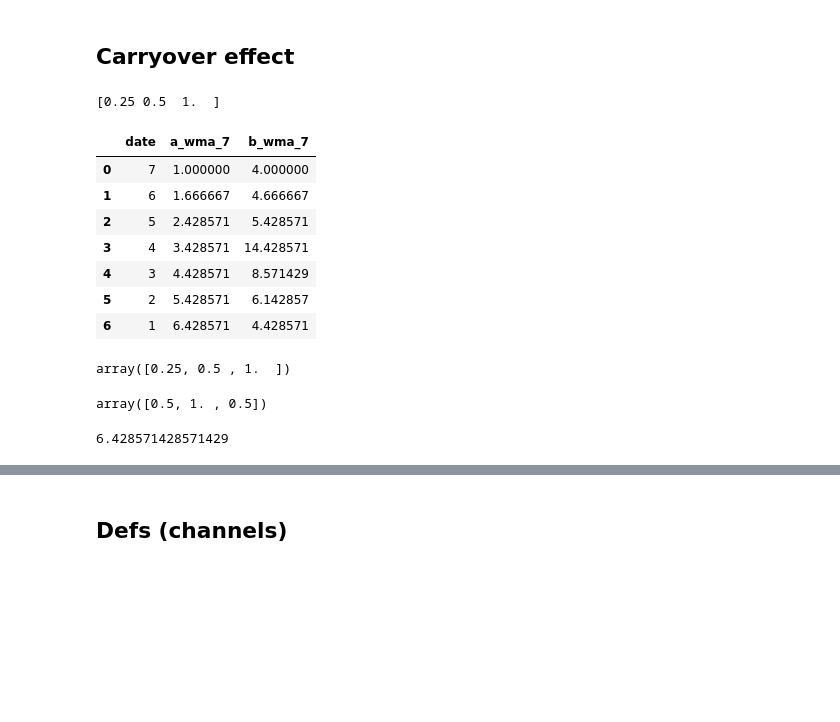
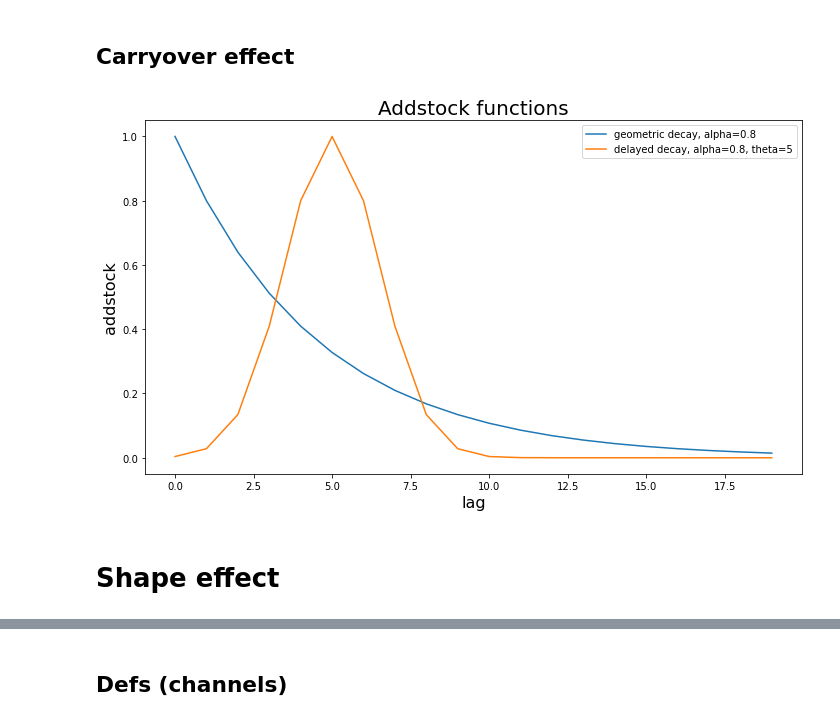
Before and after one commit to Amirgav-zz/mmm_ag, a Jupyter notebook: data_simulation.ipynb, the cells around one changed output, grey strips where cells are left out. Cells and saved outputs as stored; diff of their text form; code cells hidden in the pictures; blank space fills up the shorter version.

Commit message:
hillstock, plots

```diff
--- a/data_simulation.ipynb
+++ b/data_simulation.ipynb
@@ -75,30 +73,22 @@ def carryover(df, columns, alpha, theta=None, L=None, decay = 'geo', date_col =
     df_carryover.rename(columns=columns_dict, inplace=True)
 
     return df_carryover
-# %%
-alpha = 0.5
-L=3
-theta=1
-carryover(a, ['a','b'], alpha, theta=1, L=L, decay = 'geo', date_col = 'date')
-# %% [output]
-[0.25 0.5  1.  ]
-|  | date | a_wma_7 | b_wma_7 |
-| 0 | 7 | 1.000000 | 4.000000 |
-| 1 | 6 | 1.666667 | 4.666667 |
-| 2 | 5 | 2.428571 | 5.428571 |
-| 3 | 4 | 3.428571 | 14.428571 |
-| 4 | 3 | 4.428571 | 8.571429 |
-| 5 | 2 | 5.428571 | 6.142857 |
-| 6 | 1 | 6.428571 | 4.428571 |
-# %%
-geoDecay(alpha=0.5,L=3)
-# %% [output]
-array([0.25, 0.5 , 1.  ])
-# %%
-delayed_adstock(alpha=0.5,theta=1,L=3)
-# %% [output]
-array([0.5, 1. , 0.5])
-# %%
-(7*1+6*0.5+5*0.25)/1.75
-# %% [output]
-6.428571428571429
+# %%
+alpha = 0.8
+theta = 5
+L=20
+x = np.linspace(start=0, stop=19, num=L)
+
+plt.figure(figsize=(10,6))
+plt.plot(x,geoDecay(alpha=alpha, L=L)[::-1], label = 'geometric decay, alpha={}'.format(alpha))
+plt.plot(x,delayed_adstock(alpha=alpha, theta=theta, L=L)[::-1],
+         label='delayed decay, alpha={}, theta={}'.format(alpha,theta))
+plt.legend()
+plt.title('Addstock functions', fontsize=20)
+plt.xlabel('lag',fontsize=16)
+plt.ylabel('addstock', fontsize=16)
+plt.tight_layout()
+# %% [output]
+[figure, added]
+# %% [markdown]
+# Shape effect
```
Also changed, not shown: parts of 4 cells of this notebook.
